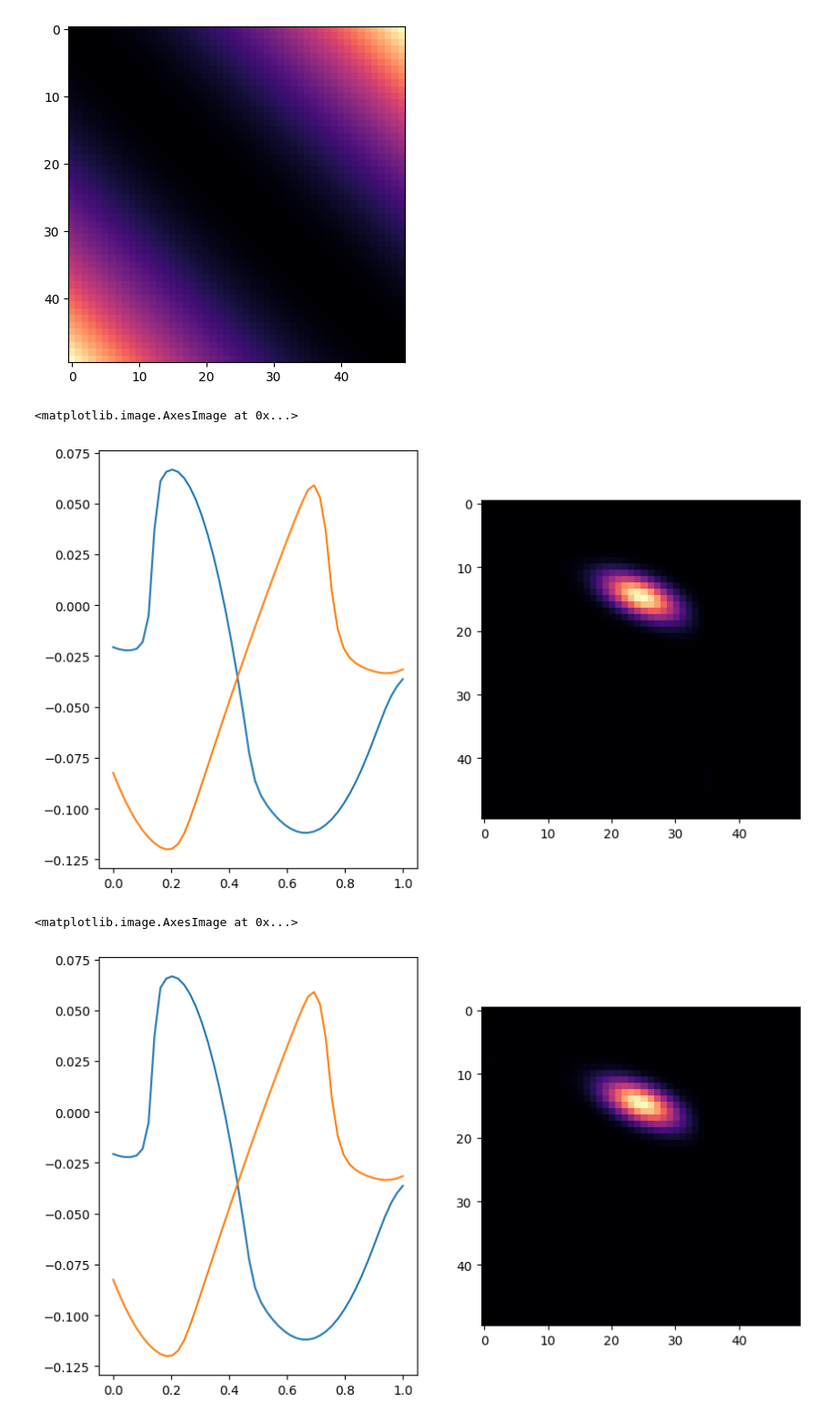
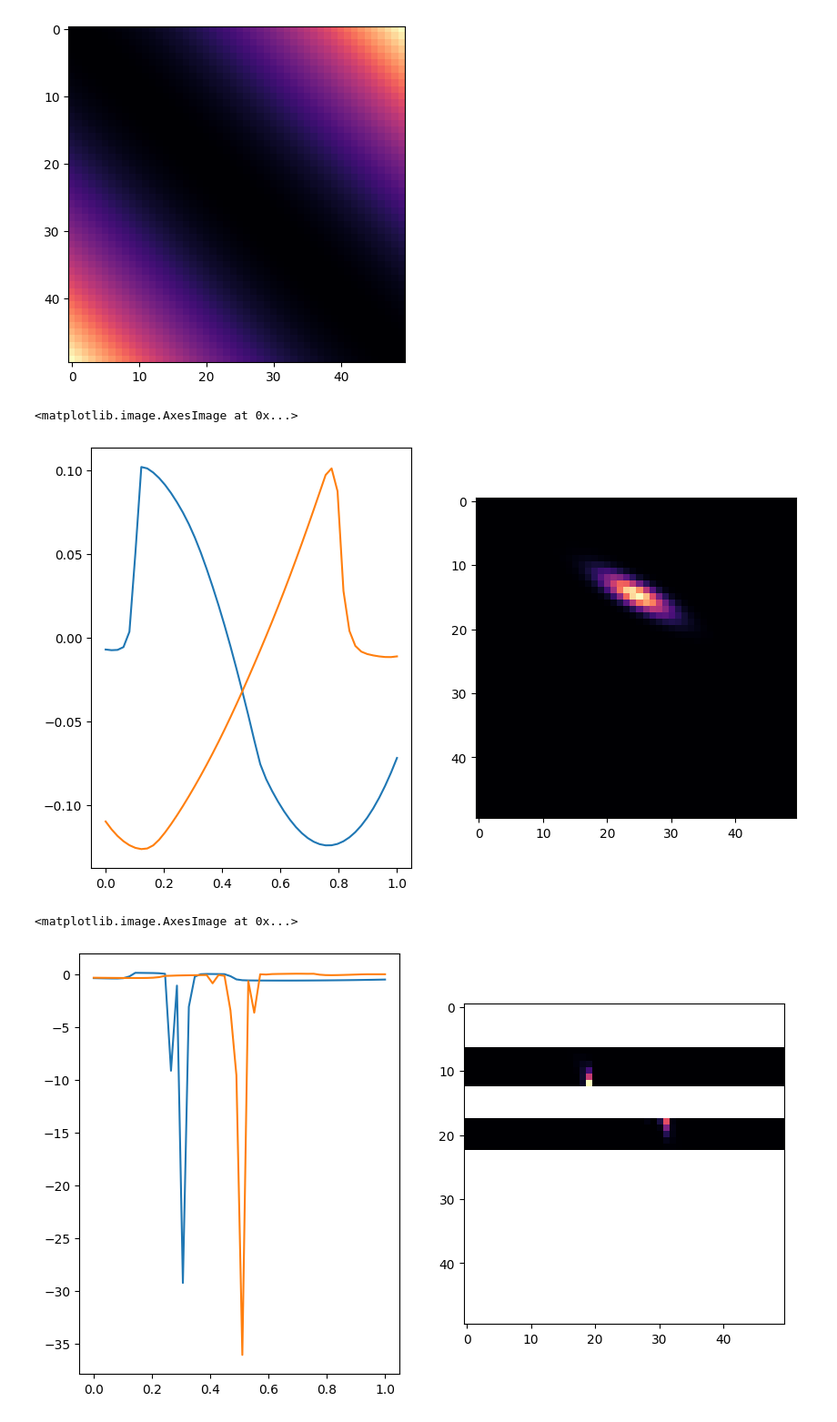
Before and after one commit to aipyth/optimal-transport, a Jupyter notebook: methods/gradient_ascent/gradient_ascent.ipynb, the cells around one changed output. Shown at 91% size. Saved outputs shown, nothing was run; the diff lists cells and outputs as text; code cells hidden in the pictures.

```diff
--- a/methods/gradient_ascent/gradient_ascent.ipynb
+++ b/methods/gradient_ascent/gradient_ascent.ipynb
@@ -115,7 +120,7 @@ plt.imshow(C, cmap="magma")
 [figure]
 # %%
 final_phi, final_psi, plan = gradient_vanilla(
-    C, pdf1, pdf2, eps=0.01, alpha=0.001, tolerance=1e-4, max_iterations=10_000
+    C, pdf1, pdf2, eps=0.003, alpha=0.0006, tolerance=1e-4, max_iterations=30_000
 )
 # %%
 fig, ax = plt.subplots(1, 2, figsize=(10, 6))
@@ -124,7 +129,7 @@ ax[0].plot(x, final_psi)
 ax[1].imshow(plan, cmap="magma")
 # %% [output]
 <matplotlib.image.AxesImage at 0x...>
-[figure, old version]
+[figure, new version]
 # %%
 def gradient_vanilla_logsumexp(
     C, a, b, eps=0.01, alpha=0.1, tolerance=1e-4, max_iterations=1_000
@@ -202,35 +207,35 @@ def gradient_vanilla_logsumexp(
         psi = psi_new
 
     phi = phi_new
     psi = psi_new
 
     # Compute final transport plan
     log_K = (phi[:, None] + psi[None, :] - C) / eps
     plan = jnp.exp(log_K) * (
         a[:, None] / jnp.sum(jnp.exp(log_K), axis=1, keepdims=True)
     )  # Normalized
 
     return phi, psi, plan
 
 
 n = 50
 x = jnp.linspace(0, 1, n)
 pdf1 = jax.scipy.stats.norm.pdf(x, loc=0.3, scale=0.05)
 pdf2 = jax.scipy.stats.norm.pdf(x, loc=0.5, scale=0.08)
 
 C = jnp.pow(x[:, None] - x[None, :], 2)
 
 final_phi, final_psi, plan = gradient_vanilla_logsumexp(
-    C, pdf1, pdf2, eps=0.01, alpha=0.001, tolerance=1e-4, max_iterations=100_000
+    C, pdf1, pdf2, eps=0.001, alpha=0.001, tolerance=1e-4, max_iterations=100_000
 )
 
 fig, ax = plt.subplots(1, 2, figsize=(10, 6))
 ax[0].plot(x, final_phi)
 ax[0].plot(x, final_psi)
 ax[1].imshow(plan, cmap="magma")
 # %% [output]
 <matplotlib.image.AxesImage at 0x...>
-[figure, old version]
+[figure, new version]
 # %%
 def gradient_vanilla_opt(
     C, a, b, eps=0.01, alpha=0.01, tolerance=1e-4, max_iterations=1_000
```
Also changed, not shown: parts of 10 cells of this notebook.
